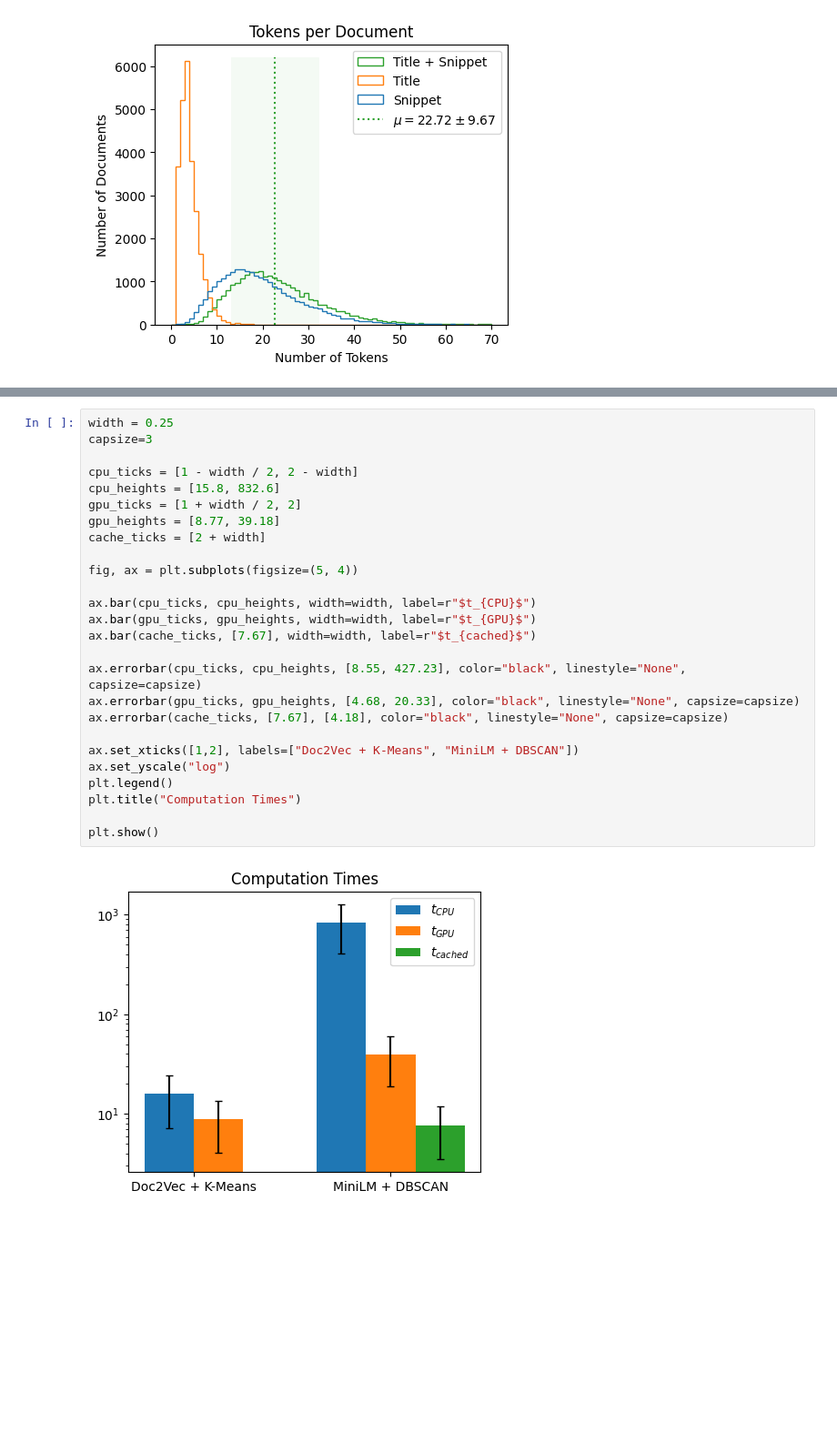
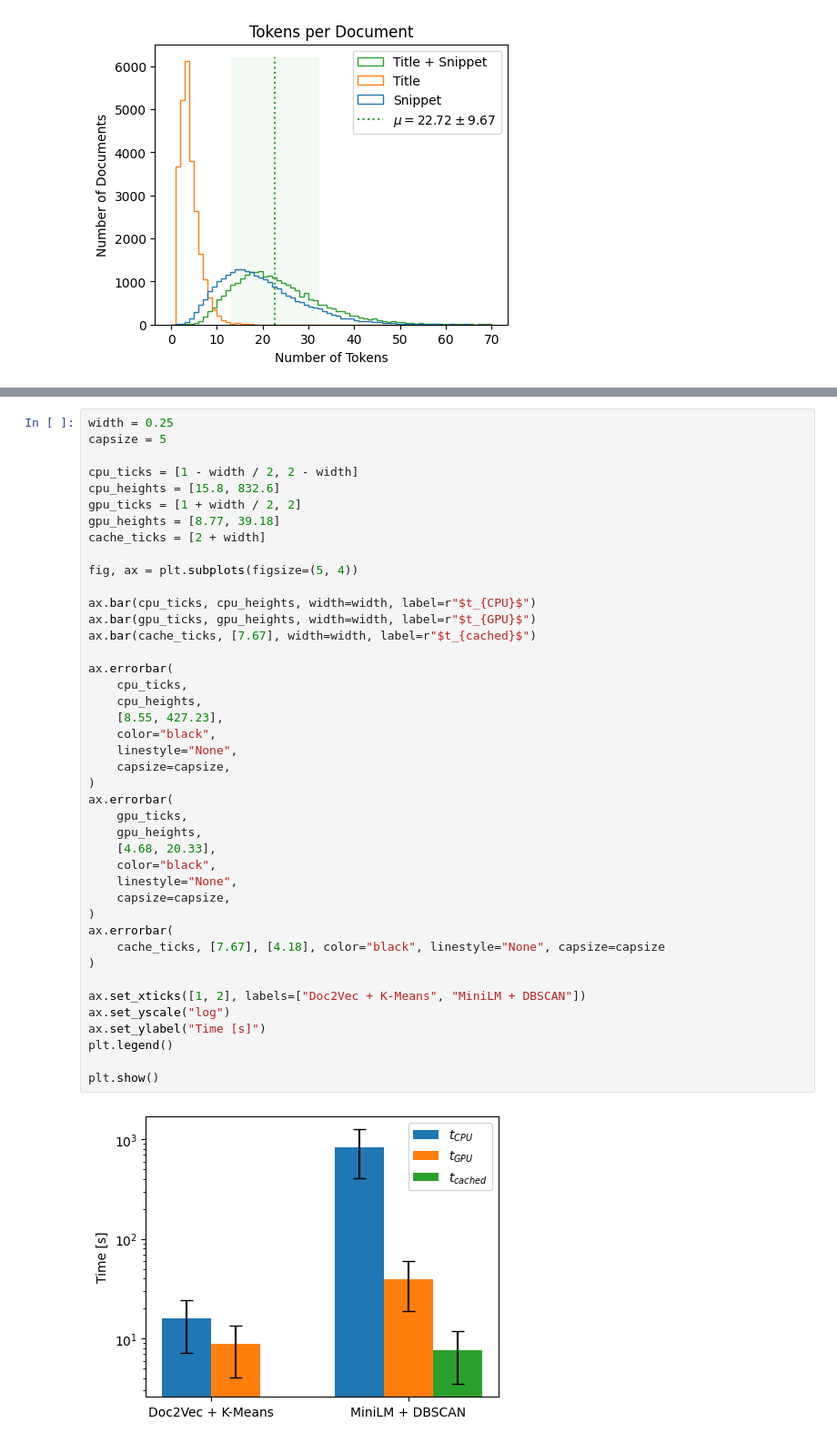
Before and after one commit to chbridges/search-result-clustering, a Jupyter notebook: odp_plots.ipynb, the cells around one changed output, grey strips where cells are left out. Shown at 91% size. Saved outputs shown, nothing was run; the diff lists cells and outputs as text; blank space fills up the shorter version.

Commit message:
feat: finalize odp experiments and plots

```diff
--- a/odp_plots.ipynb
+++ b/odp_plots.ipynb
@@ -167,29 +165,45 @@ times.loc[[("Col2Vec", "KMeans", "Umap8"), ("SentenceMiniLM", "DBSCAN", "Umap8")
 | SentenceMiniLM | DBSCAN | Umap8 | 823.6 ± 427.23 | 39.18 ± 20.33 | 7.67 ± 4.18 |
 # %%
 width = 0.25
-capsize=3
+capsize = 5
 
 cpu_ticks = [1 - width / 2, 2 - width]
 cpu_heights = [15.8, 832.6]
 gpu_ticks = [1 + width / 2, 2]
 gpu_heights = [8.77, 39.18]
 cache_ticks = [2 + width]
 
 fig, ax = plt.subplots(figsize=(5, 4))
 
 ax.bar(cpu_ticks, cpu_heights, width=width, label=r"$t_{CPU}$")
 ax.bar(gpu_ticks, gpu_heights, width=width, label=r"$t_{GPU}$")
 ax.bar(cache_ticks, [7.67], width=width, label=r"$t_{cached}$")
 
-ax.errorbar(cpu_ticks, cpu_heights, [8.55, 427.23], color="black", linestyle="None", capsize=capsize)
-ax.errorbar(gpu_ticks, gpu_heights, [4.68, 20.33], color="black", linestyle="None", capsize=capsize)
-ax.errorbar(cache_ticks, [7.67], [4.18], color="black", linestyle="None", capsize=capsize)
+ax.errorbar(
+    cpu_ticks,
+    cpu_heights,
+    [8.55, 427.23],
+    color="black",
+    linestyle="None",
+    capsize=capsize,
+)
+ax.errorbar(
+    gpu_ticks,
+    gpu_heights,
+    [4.68, 20.33],
+    color="black",
+    linestyle="None",
+    capsize=capsize,
+)
+ax.errorbar(
+    cache_ticks, [7.67], [4.18], color="black", linestyle="None", capsize=capsize
+)
 
-ax.set_xticks([1,2], labels=["Doc2Vec + K-Means", "MiniLM + DBSCAN"])
+ax.set_xticks([1, 2], labels=["Doc2Vec + K-Means", "MiniLM + DBSCAN"])
 ax.set_yscale("log")
+ax.set_ylabel("Time [s]")
 plt.legend()
-plt.title("Computation Times")
 
 plt.show()
 # %% [output]
-[figure, old version]
+[figure, new version]
```
Also changed, not shown: parts of 5 cells of this notebook.
